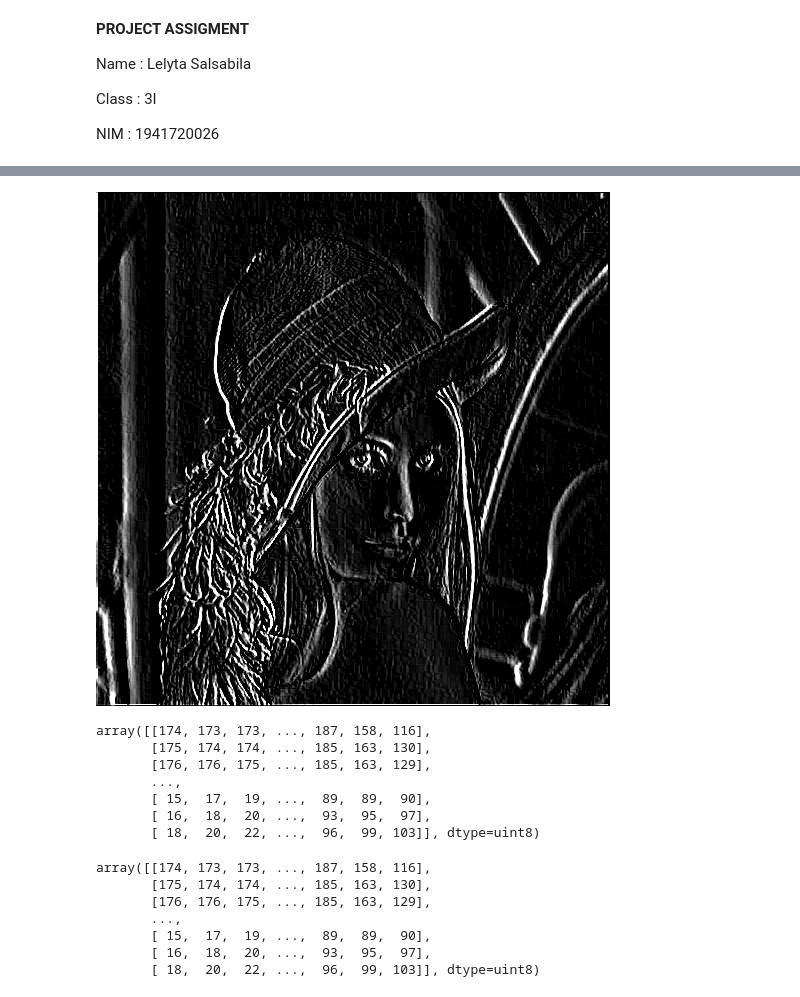
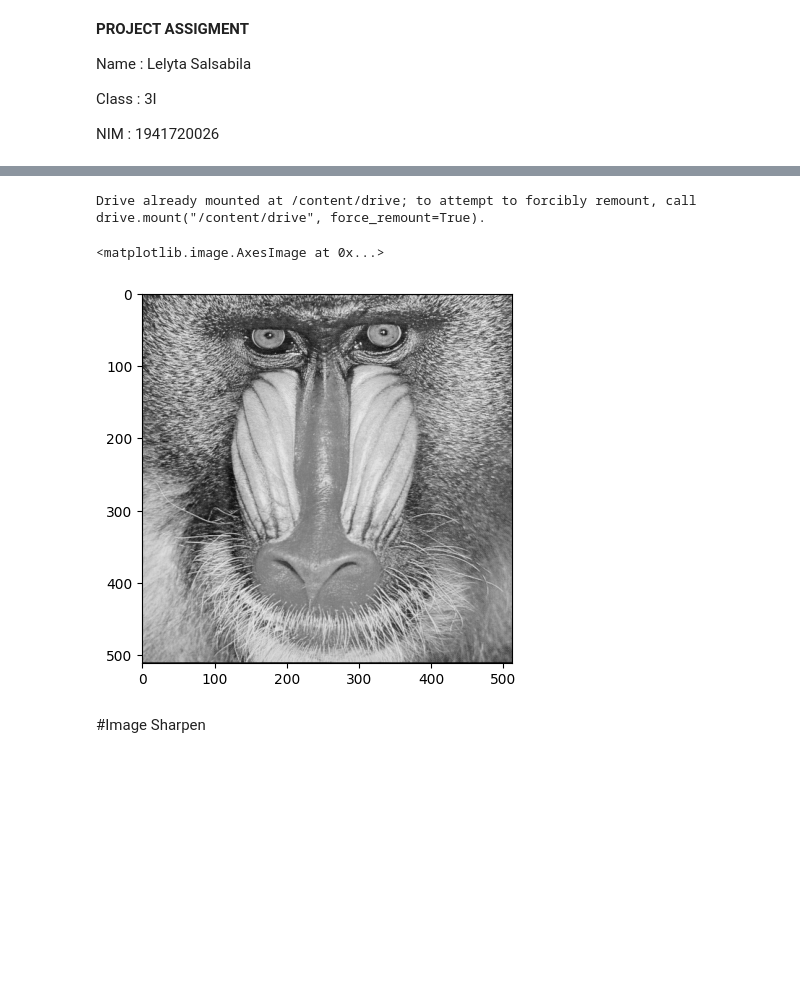
Before and after one commit to lelyta30/PCVK_GENAP_2023, a Jupyter notebook: week_8.ipynb, the cells around one changed output, grey strips where cells are left out. Cells and saved outputs as stored; diff of their text form; code cells hidden in the pictures; blank space fills up the shorter version.

```diff
--- a/week_8.ipynb
+++ b/week_8.ipynb
@@ -185,11 +10,0 @@ cv2_imshow(filtered_image8)
-# %%
-kernel_high_pass = np.array([
-      [-1,0,1],
-      [-1,0,3],
-      [-3,0,1]
-  ])
-
-filtered_image9 = convolution2d(img_gray, kernel_high_pass,1,2)
-cv2_imshow(filtered_image9)
-# %% [output]
-[figure, removed]
@@ -200,44 +11,7 @@ cv2_imshow(filtered_image12)
-# %%
-# Median Filter
-
-from cv2 import * #Import functions from OpenCV
-import cv2
-
-    # source = cv2.imread('/content/drive/MyDrive/PCVK/mandrill.tiff', CV_LOAD_IMAGE_GRAYSCALE)
-final = img_gray[:]
-for y in range(len(img_gray)):
-  for x in range(y):
-      final[y,x]=img_gray[y,x]
-
-members=[img_gray[0,0]]*9
-for y in range(1,img_gray.shape[0]-1):
-  for x in range(1,img_gray.shape[1]-1):
-            members[0] = img_gray[y-1,x-1]
-            members[1] = img_gray[y,x-1]
-            members[2] = img_gray[y+1,x-1]
-            members[3] = img_gray[y-1,x]
-            members[4] = img_gray[y,x]
-            members[5] = img_gray[y+1,x]
-            members[6] = img_gray[y-1,x+1]
-            members[7] = img_gray[y,x+1]
-            members[8] = img_gray[y+1,x+1]
-
-            members.sort()
-            final[y,x]=members[4]
-
-display(final)
-# %% [output]
-array([[174, 173, 173, ..., 187, 158, 116],
-       [175, 174, 174, ..., 185, 163, 130],
-       [176, 176, 175, ..., 185, 163, 129],
-       ...,
-       [ 15,  17,  19, ...,  89,  89,  90],
-       [ 16,  18,  20, ...,  93,  95,  97],
-       [ 18,  20,  22, ...,  96,  99, 103]], dtype=uint8)
-array([[174, 173, 173, ..., 187, 158, 116],
-       [175, 174, 174, ..., 185, 163, 130],
-       [176, 176, 175, ..., 185, 163, 129],
-       ...,
-       [ 15,  17,  19, ...,  89,  89,  90],
-       [ 16,  18,  20, ...,  93,  95,  97],
-       [ 18,  20,  22, ...,  96,  99, 103]], dtype=uint8)
+# %%
+from google.colab import drive
+
+#Access my google drive
+drive.mount('/content/drive')
+# %% [output]
+Drive already mounted at /content/drive; to attempt to forcibly remount, call drive.mount("/content/drive", force_remount=True).
@@ -243,0 +25,10 @@ array([[174, 173, 173, ..., 187, 158, 116],
+# %%
+  #load the image
+img = cv.imread('/content/drive/MyDrive/PCVK/mandrill.tiff')
+img_gray = cv.cvtColor(img,cv.COLOR_BGR2GRAY)
+plt.imshow(img_gray, cmap='gray')
+# %% [output]
+<matplotlib.image.AxesImage at 0x...>
+[figure, added]
+# %% [markdown]
+#Image Sharpen
```
Also changed, not shown: parts of 43 cells of this notebook.
